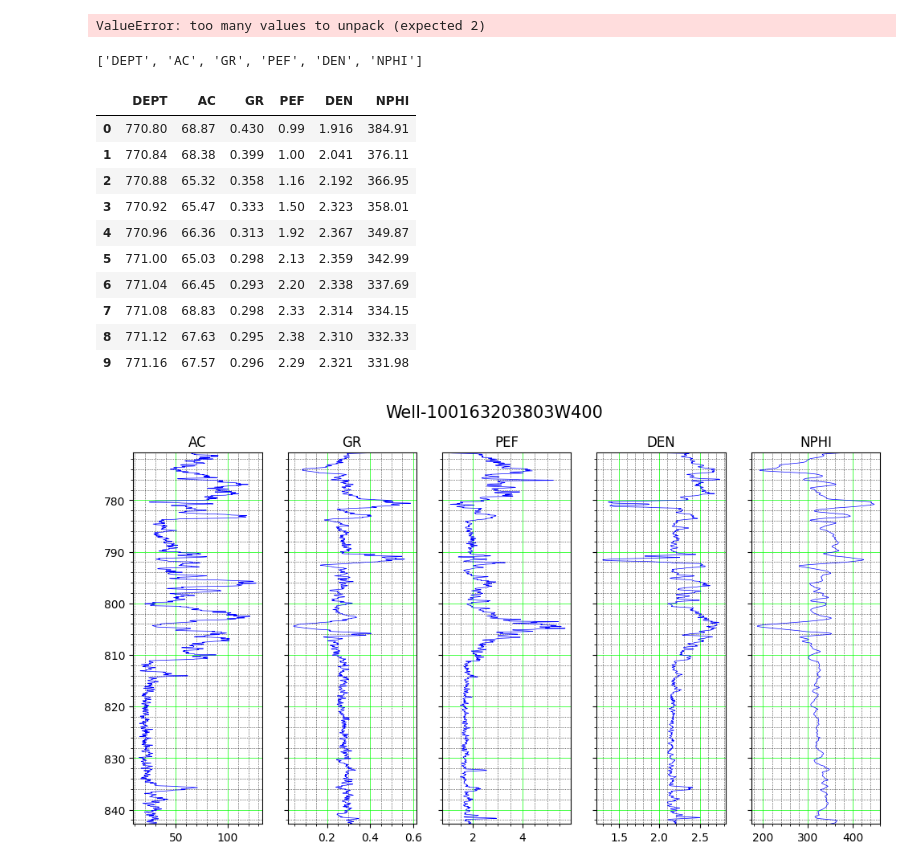
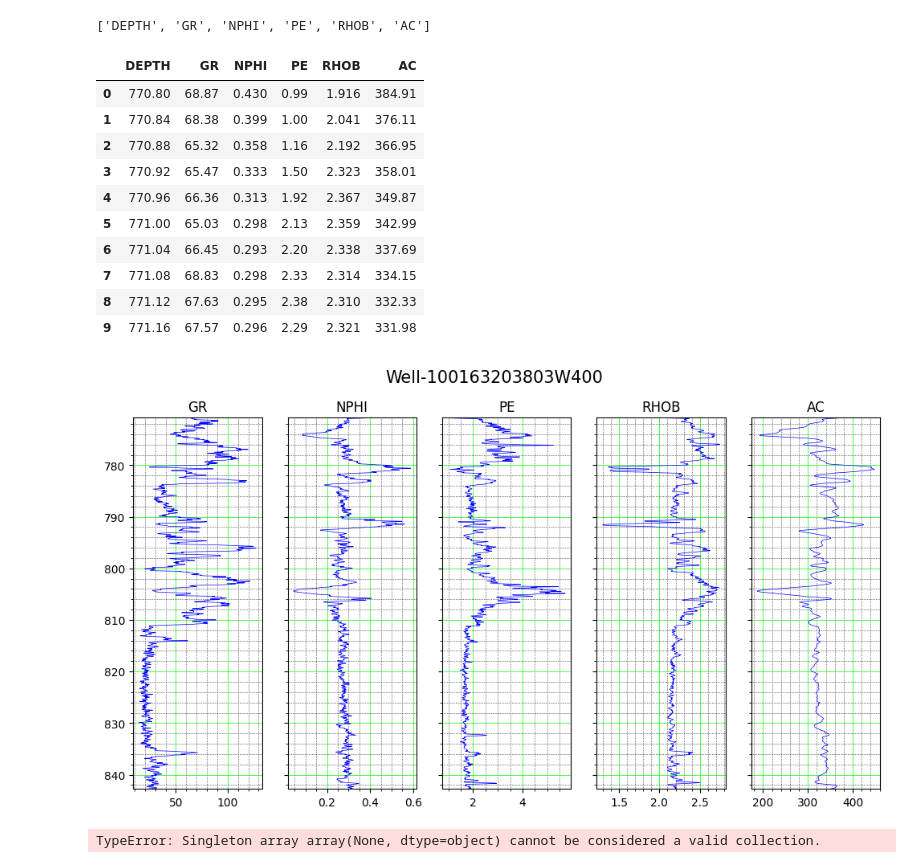
Before and after one commit to xiangxichen11/Lithology_Prediction, a Jupyter notebook: Lithology_Prediction.ipynb, the cells around one changed output. Saved outputs shown, nothing was run; the diff lists cells and outputs as text; code cells hidden in the pictures.

```diff
--- a/Lithology_Prediction.ipynb
+++ b/Lithology_Prediction.ipynb
@@ -8,23 +12,17 @@ import matplotlib.pyplot as plt
 # %%
-las = Laspy('./data/100163203803W400.las')
-data = las.data
-print(data)
+las = lasio.read("./data/100163203803W400.las")
+mnemonic = las.keys()
+print(mnemonic)
 # %% [output]
-ValueError: too many values to unpack (expected 2)
+['DEPTH', 'GR', 'NPHI', 'PE', 'RHOB', 'AC']
-# %%
-header = las.header
-print(header)
-# %% [output]
-['DEPT', 'AC', 'GR', 'PEF', 'DEN', 'NPHI']
 # %%
 data = np.loadtxt('./data/100163203803W400.las', skiprows=52)
 
-rearr_header = ['GR', 'AC', ]
-data = pd.DataFrame(data, columns=las.header)
+data = pd.DataFrame(data, columns=mnemonic)
 
 data.head(10)
 # %% [output]
-|  | DEPT | AC | GR | PEF | DEN | NPHI |
+|  | DEPTH | GR | NPHI | PE | RHOB | AC |
 | 0 | 770.80 | 68.87 | 0.430 | 0.99 | 1.916 | 384.91 |
 | 1 | 770.84 | 68.38 | 0.399 | 1.00 | 2.041 | 376.11 |
 | 2 | 770.88 | 65.32 | 0.358 | 1.16 | 2.192 | 366.95 |
@@ -38,15 +36,27 @@ data.head(10)
 # %%
 logs = data.columns[1:]
 rows,cols = 1,5
 fig,ax = plt.subplots(nrows=rows, ncols=cols, figsize=(12,6), sharey=True)
 
 plt.suptitle('Well-100163203803W400', size=15)
 for i in range(cols):
-    ax[i].plot(data[logs[i]], data.DEPT, color='b', lw=0.5)
+    ax[i].plot(data[logs[i]], data.DEPTH, color='b', lw=0.5)
     ax[i].set_title('%s' % logs[i])
     ax[i].minorticks_on()
     ax[i].grid(which='major', linestyle='-', linewidth='0.5', color='lime')
     ax[i].grid(which='minor', linestyle=':', linewidth='0.5', color='black')
-    ax[i].set_ylim(max(data.DEPT), min(data.DEPT))
+    ax[i].set_ylim(max(data.DEPTH), min(data.DEPTH))
 # %% [output]
-[figure, old version]
+[figure, new version]
+# %%
+train_x = make_pipeline(StandardScaler(), KMeans(4))
+
+# Define stratified sampling CV
+cv = StratifiedKFold(5, shuffle=True)
+
+# Cross-validation
+cv_scores = cross_val_score(train_x, data[mnemonic], cv=cv, scoring='accuracy')
+mean_cv_scores = np.mean(cv_scores)
+print('Accuracy mean from 5-fold CV:', mean_cv_scores)
+# %% [output]
+TypeError: Singleton array array(None, dtype=object) cannot be considered a valid collection.
```
Also changed, not shown: parts of 1 cell of this notebook.
